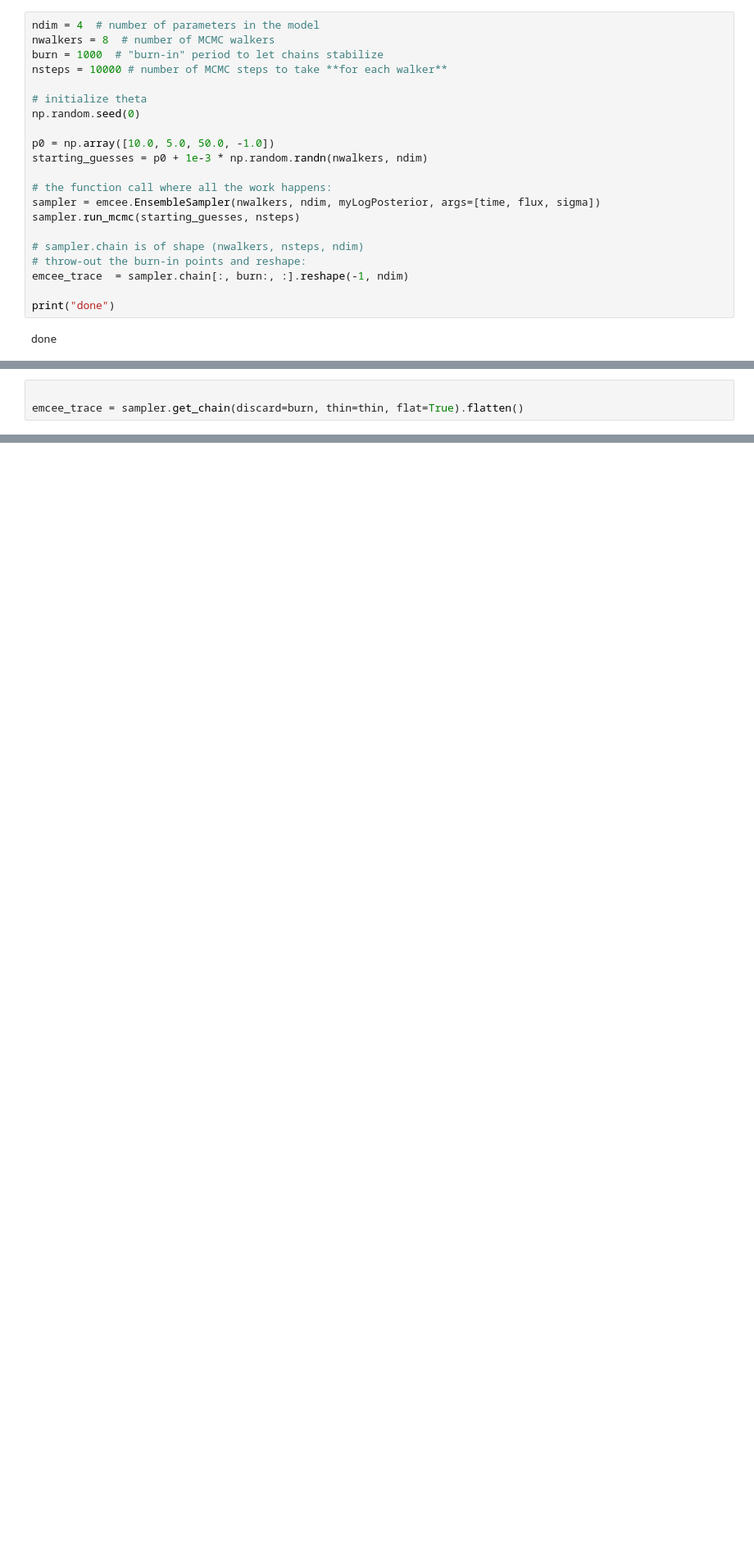
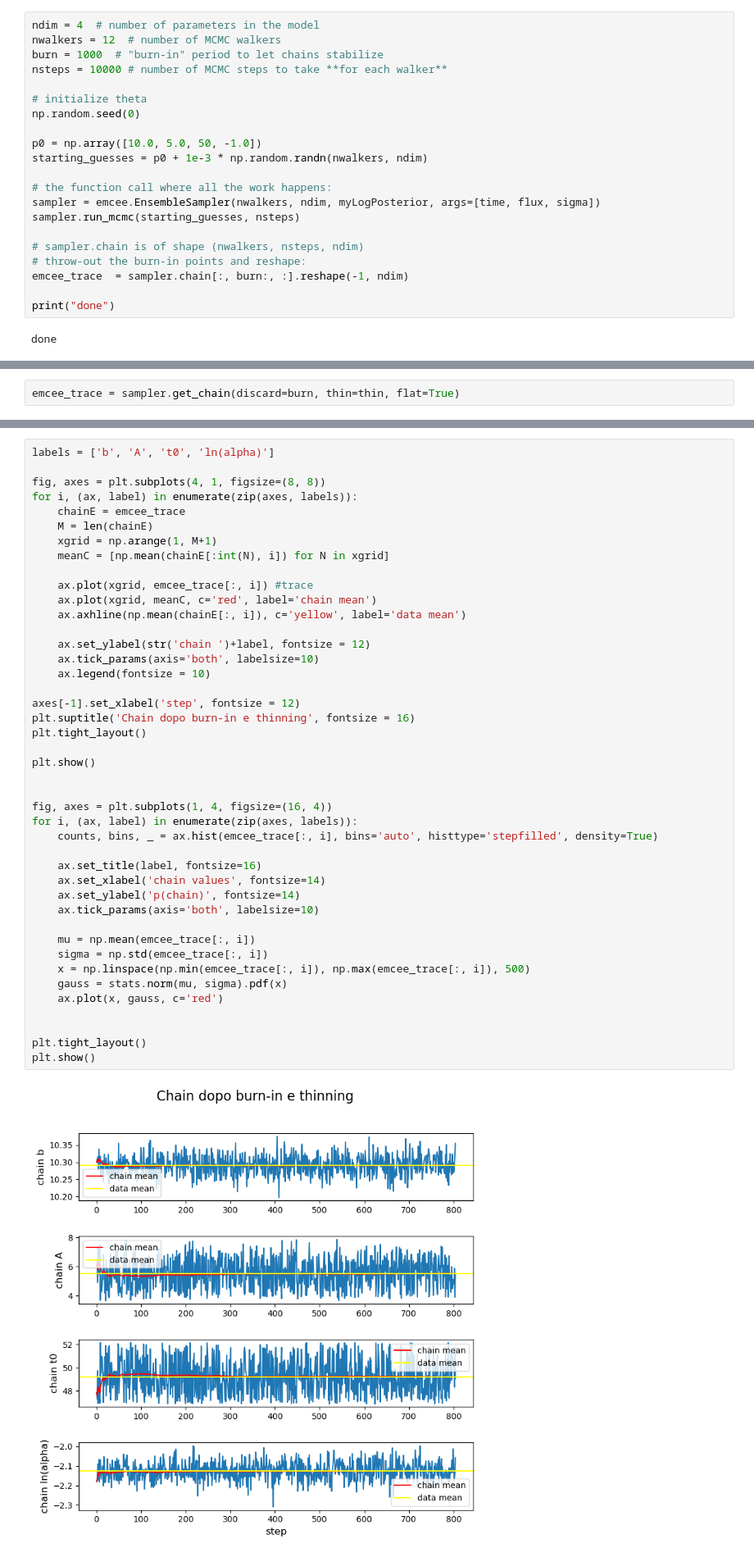
Before and after one commit to lsabatino03/astrostatistics_bicocca_2026, a Jupyter notebook: working/L11_Transient.ipynb, the cells around one changed output, grey strips where cells are left out. Shown at 82% size. Saved outputs shown, nothing was run; the diff lists cells and outputs as text; blank space fills up the shorter version.

```diff
--- a/working/L11_Transient.ipynb
+++ b/working/L11_Transient.ipynb
@@ -76,13 +50,13 @@ def myLogPosterior(params, t, flux_obs, sigma):
 # %%
 ndim = 4  # number of parameters in the model
-nwalkers = 8  # number of MCMC walkers
+nwalkers = 12  # number of MCMC walkers
 burn = 1000  # "burn-in" period to let chains stabilize
 nsteps = 10000 # number of MCMC steps to take **for each walker**
 
 # initialize theta
 np.random.seed(0)
 
-p0 = np.array([10.0, 5.0, 50.0, -1.0])
+p0 = np.array([10.0, 5.0, 50, -1.0])
 starting_guesses = p0 + 1e-3 * np.random.randn(nwalkers, ndim)
 
 # the function call where all the work happens:
@@ -124,4 +93,3 @@ thin = int(np.max(tau)) + 1
 # %%
-
-emcee_trace = sampler.get_chain(discard=burn, thin=thin, flat=True).flatten()
+emcee_trace = sampler.get_chain(discard=burn, thin=thin, flat=True)
 # %%
@@ -179,0 +99,45 @@ Text(0.5, 1.0, 'Chain from emcee')
+# %%
+labels = ['b', 'A', 't0', 'ln(alpha)']
+
+fig, axes = plt.subplots(4, 1, figsize=(8, 8))
+for i, (ax, label) in enumerate(zip(axes, labels)):
+    chainE = emcee_trace
+    M = len(chainE)
+    xgrid = np.arange(1, M+1)
+    meanC = [np.mean(chainE[:int(N), i]) for N in xgrid]
+
+    ax.plot(xgrid, emcee_trace[:, i]) #trace
+    ax.plot(xgrid, meanC, c='red', label='chain mean')
+    ax.axhline(np.mean(chainE[:, i]), c='yellow', label='data mean')
+
+    ax.set_ylabel(str('chain ')+label, fontsize = 12)
+    ax.tick_params(axis='both', labelsize=10)
+    ax.legend(fontsize = 10)
+
+axes[-1].set_xlabel('step', fontsize = 12)
+plt.suptitle('Chain dopo burn-in e thinning', fontsize = 16)
+plt.tight_layout()
+
+plt.show()
+
+
+fig, axes = plt.subplots(1, 4, figsize=(16, 4))
+for i, (ax, label) in enumerate(zip(axes, labels)):
+    counts, bins, _ = ax.hist(emcee_trace[:, i], bins='auto', histtype='stepfilled', density=True)
+
+    ax.set_title(label, fontsize=16)
+    ax.set_xlabel('chain values', fontsize=14)
+    ax.set_ylabel('p(chain)', fontsize=14)
+    ax.tick_params(axis='both', labelsize=10)
+
+    mu = np.mean(emcee_trace[:, i])
+    sigma = np.std(emcee_trace[:, i])
+    x = np.linspace(np.min(emcee_trace[:, i]), np.max(emcee_trace[:, i]), 500)
+    gauss = stats.norm(mu, sigma).pdf(x)
+    ax.plot(x, gauss, c='red')
+
+
+plt.tight_layout()
+plt.show()
+# %% [output]
+[figure, added]
```
Also changed, not shown: parts of 13 cells of this notebook.
